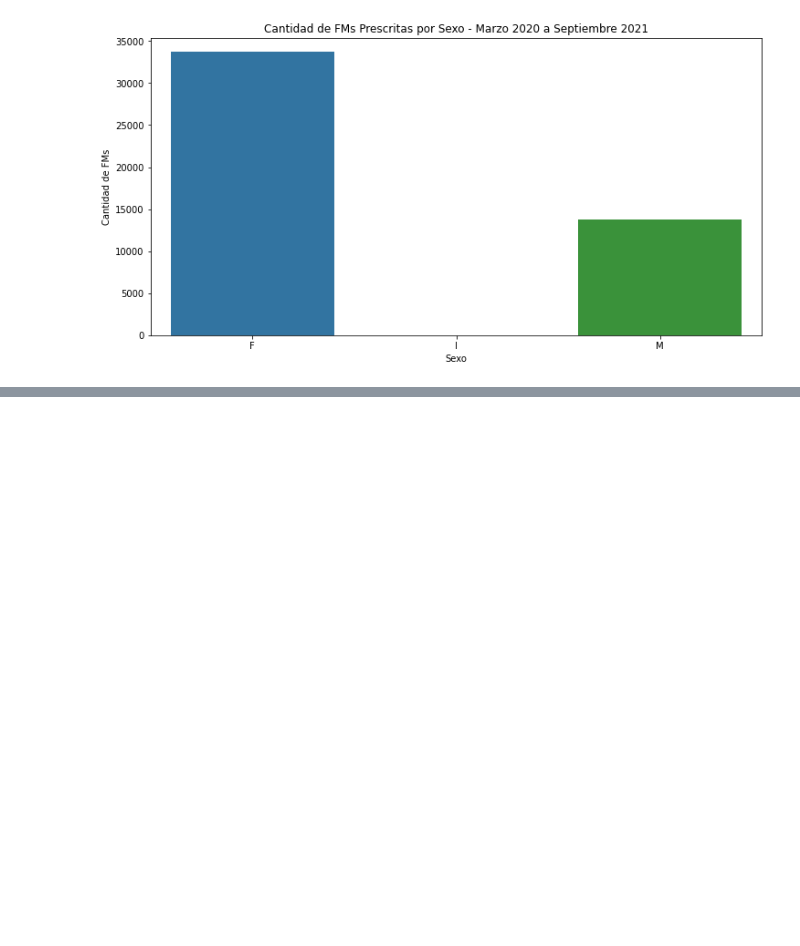
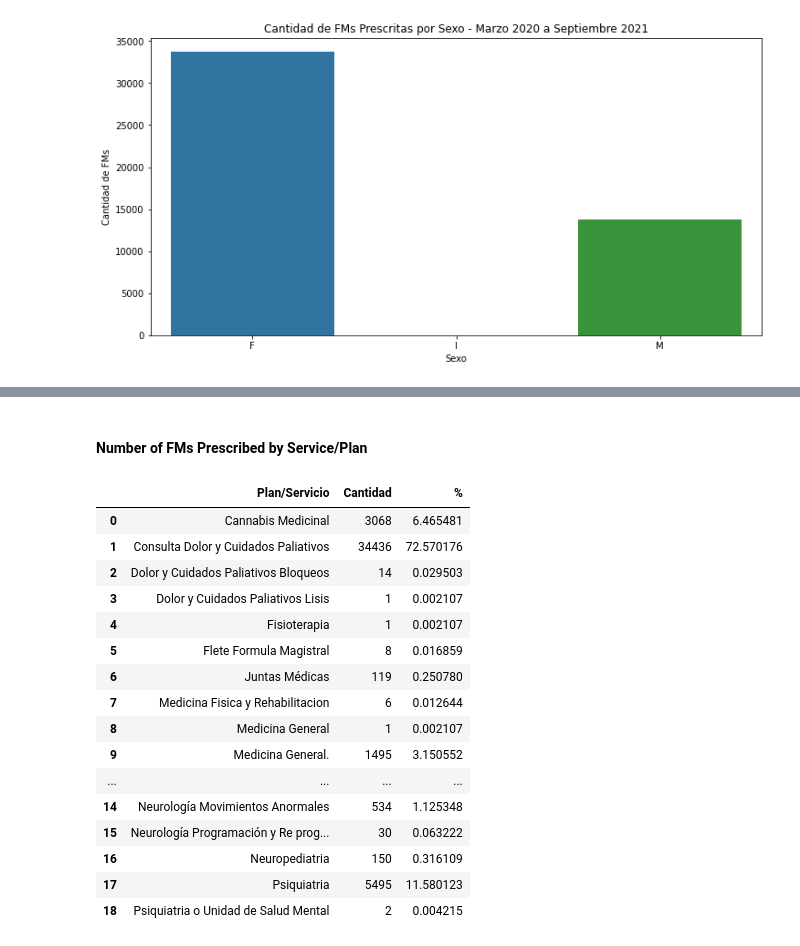
Before and after one commit to princeKike27/Khiron-Next-Buyers-FM, a Jupyter notebook: Khiron_Next_Buyers_FM.ipynb, the cells around one changed output, grey strips where cells are left out. Saved outputs shown, nothing was run; the diff lists cells and outputs as text; code cells hidden in the pictures; blank space fills up the shorter version.

```diff
--- a/Khiron_Next_Buyers_FM.ipynb
+++ b/Khiron_Next_Buyers_FM.ipynb
@@ -177,0 +210,26 @@ plt.show()
+# %% [markdown]
+#### Number of FMs Prescribed by Service/Plan
+# %%
+# FMs prescribed by Plan/Servicio
+fm_proced_plan = df_procedures.groupby(['Plan/Servicio']).Cantidad.sum().reset_index()
+
+fm_proced_plan['%'] = (fm_proced_plan.Cantidad / fm_proced_plan.Cantidad.sum()) * 100
+fm_proced_plan
+# %% [output]
+|  | Plan/Servicio | Cantidad | % |
+| 0 | Cannabis Medicinal | 3068 | 6.465481 |
+| 1 | Consulta Dolor y Cuidados Paliativos | 34436 | 72.570176 |
+| 2 | Dolor y Cuidados Paliativos Bloqueos | 14 | 0.029503 |
+| 3 | Dolor y Cuidados Paliativos Lisis | 1 | 0.002107 |
+| 4 | Fisioterapia | 1 | 0.002107 |
+| 5 | Flete Formula Magistral | 8 | 0.016859 |
+| 6 | Juntas Médicas | 119 | 0.250780 |
+| 7 | Medicina Fisica y Rehabilitacion | 6 | 0.012644 |
+| 8 | Medicina General | 1 | 0.002107 |
+| 9 | Medicina General. | 1495 | 3.150552 |
+| ... | ... | ... | ... |
+| 14 | Neurología Movimientos Anormales | 534 | 1.125348 |
+| 15 | Neurología Programación y Re prog... | 30 | 0.063222 |
+| 16 | Neuropediatria | 150 | 0.316109 |
+| 17 | Psiquiatria | 5495 | 11.580123 |
+| 18 | Psiquiatria o Unidad de Salud Mental | 2 | 0.004215 |
```
Also changed, not shown: parts of 20 cells of this notebook.
